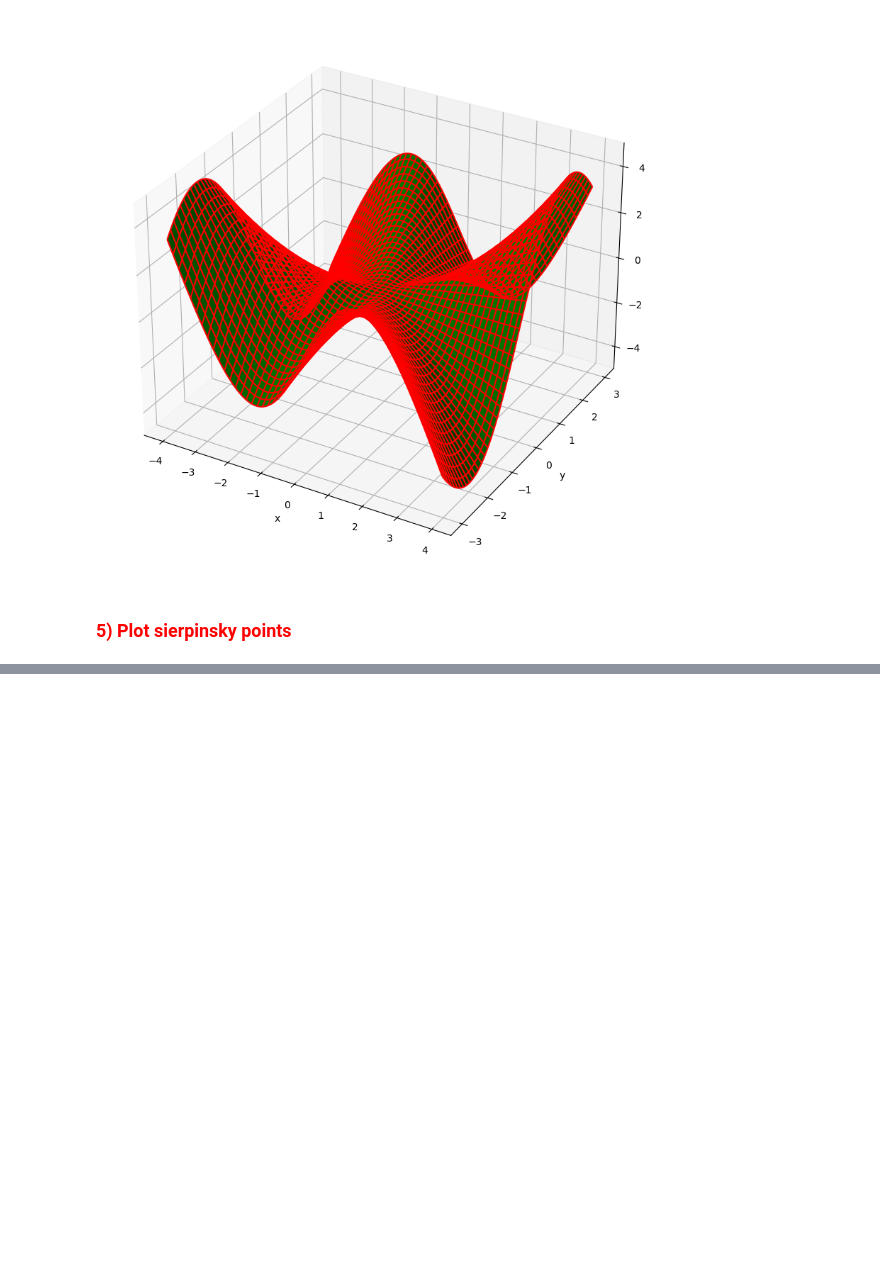
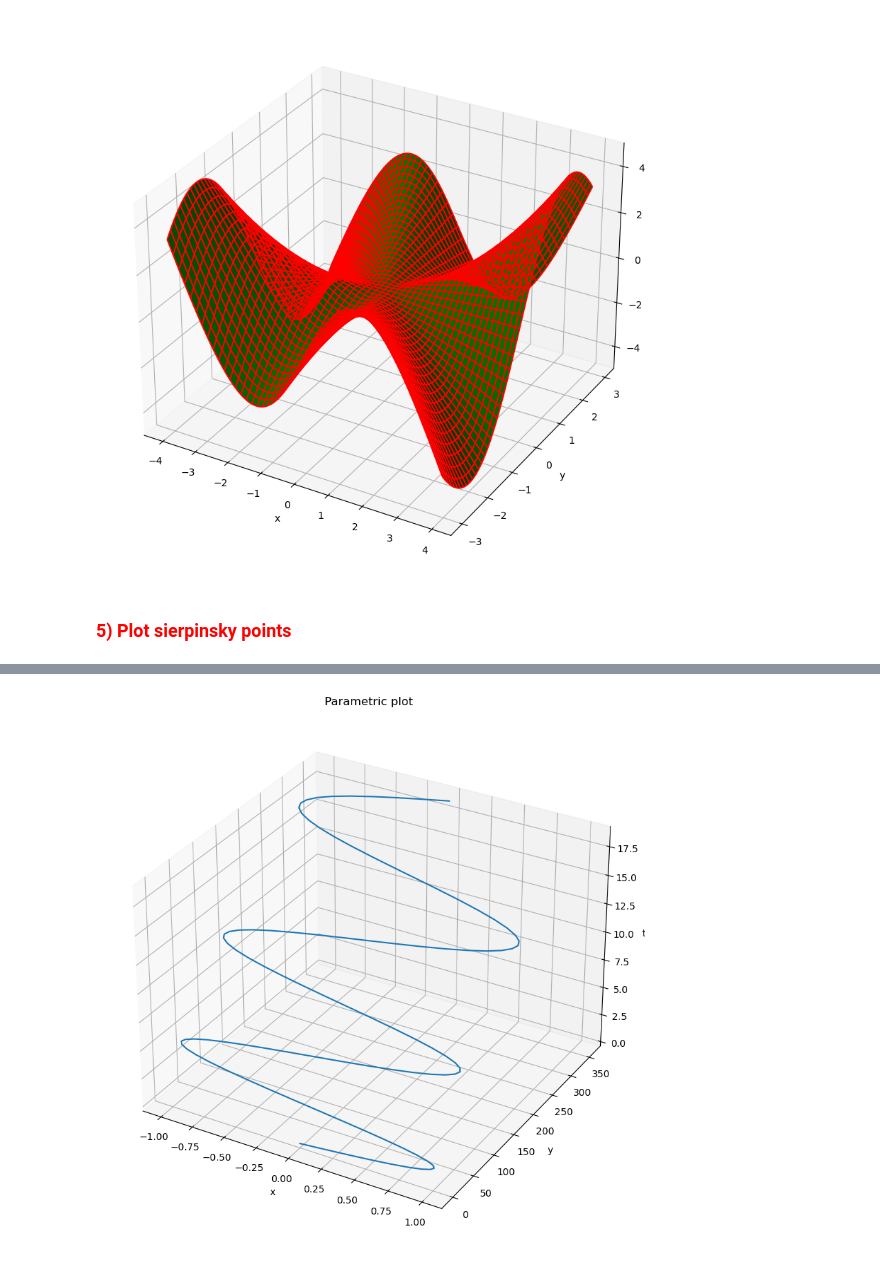
Before and after one commit to nicolopr/Notes-Numerics, a Jupyter notebook: 12 - Visualisation.ipynb, the cells around one changed output, grey strips where cells are left out. Saved outputs shown, nothing was run; the diff lists cells and outputs as text; code cells hidden in the pictures; blank space fills up the shorter version.

```diff
--- a/12 - Visualisation.ipynb
+++ b/12 - Visualisation.ipynb
@@ -204,0 +269,18 @@ plt.show()
+# %%
+def parametric_plotter(f1,f2,t):
+    fig=plt.figure(figsize=(10,10))
+    ax=plt.axes(projection='3d')
+    ax.set_xlabel('x')
+    ax.set_ylabel('y')
+    ax.set_zlabel('t')
+    x=[f1(el) for el in t]
+    y=[f2(el) for el in t]
+    ax.plot3D(x,y,t)
+    plt.title('Parametric plot')
+    plt.show()
+# %%
+f = lambda t: np.sin(t)
+g = lambda t: t**2
+parametric_plotter(f, g, np.linspace(0, 6*np.pi, 100))
+# %% [output]
+[figure, added]
```
Also changed, not shown: parts of 6 cells of this notebook.
